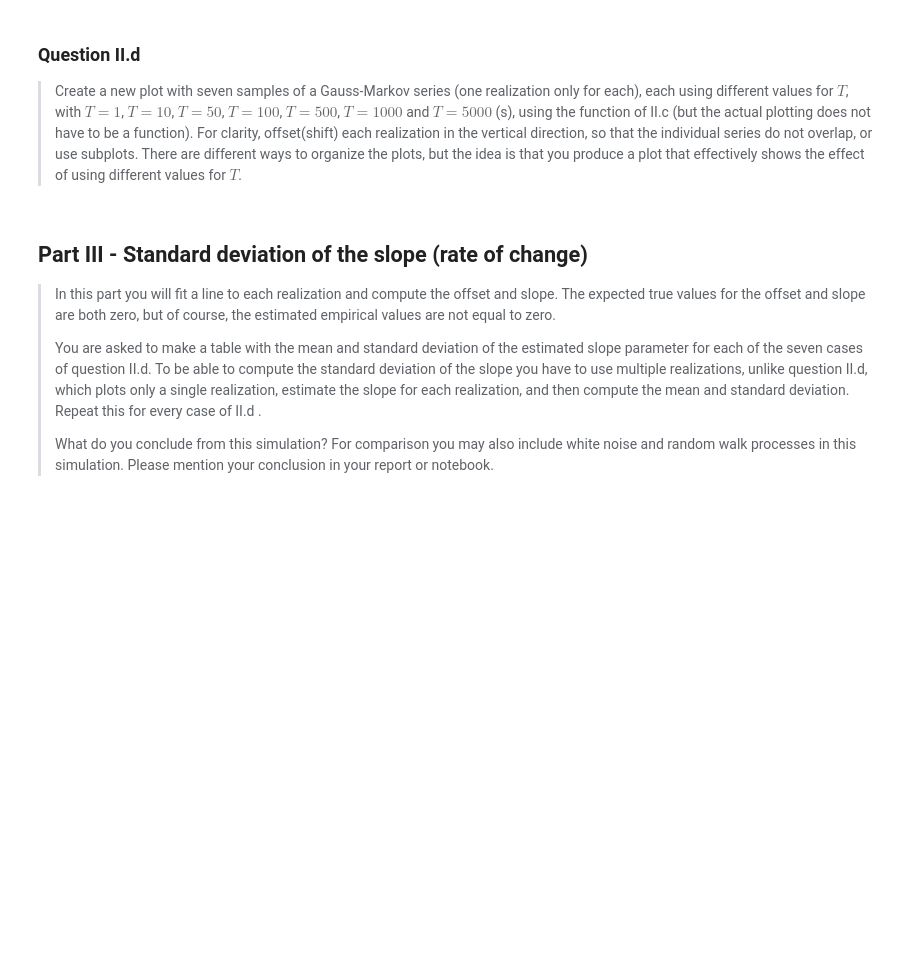
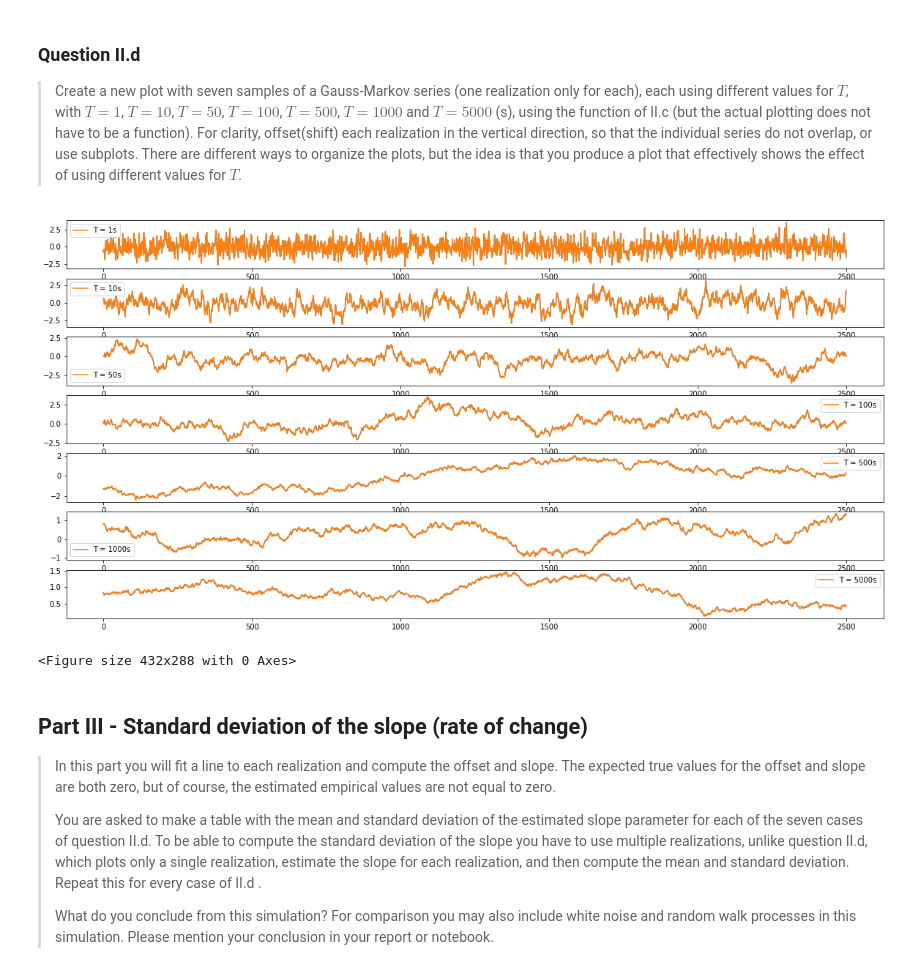
Before and after one commit to mlinds/sim_vis, a Jupyter notebook: assignment1/A1.ipynb, the cells around one changed output. Drawn from its saved outputs; the diff is of its cells as text; code cells hidden in the pictures; blank space fills up the shorter version.

```diff
--- a/assignment1/A1.ipynb
+++ b/assignment1/A1.ipynb
@@ -341,3 +362,20 @@ def fogmp_formal_variance(delta_t=1, nsamples=2000, T=100, std_dev=1):
+# %%
+T_values = [1,10,50,100,500,1000,5000]
+plt.figure(figsize=(20,10))
+for i,T in enumerate(T_values):
+    # python is zero-indexed so add 1 to match with subplot indexing in pyplot
+    plt.subplot(len(T_values),1,i+1)
+    # run the first order gauss markov process with the given value of T, and the default value of everything else
+    process_result = fogmp(T=T,nsamples=2500)
+    # plot the results
+    plt.plot(process_result,label=f'T = {T}s')
+    plt.legend()
+
+plt.show()
+plt.clf()
+# %% [output]
+[figure, added]
+<Figure size 432x288 with 0 Axes>
 # %% [markdown]
 ## Part III - Standard deviation of the slope (rate of change)
 
```
Also changed, not shown: parts of 8 cells of this notebook.
